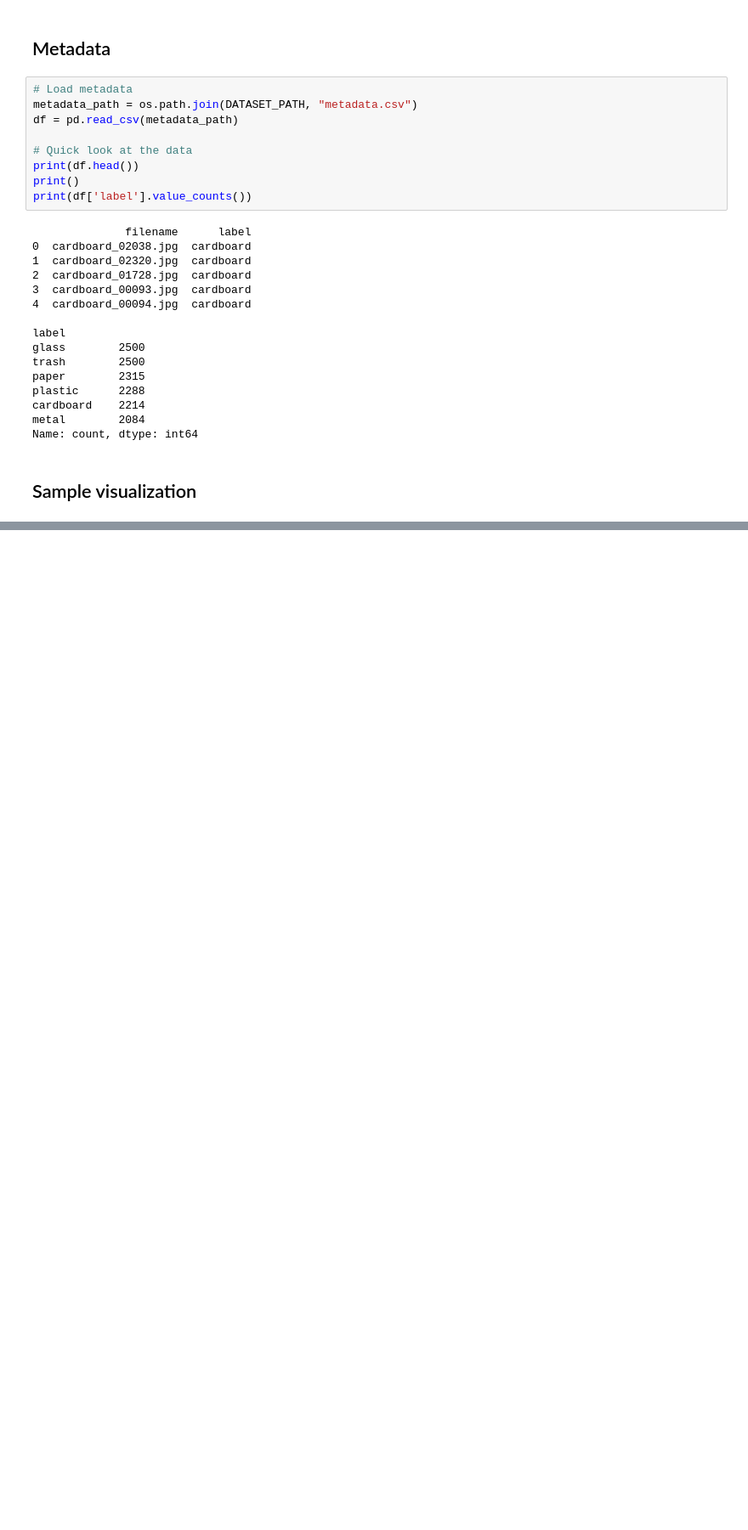
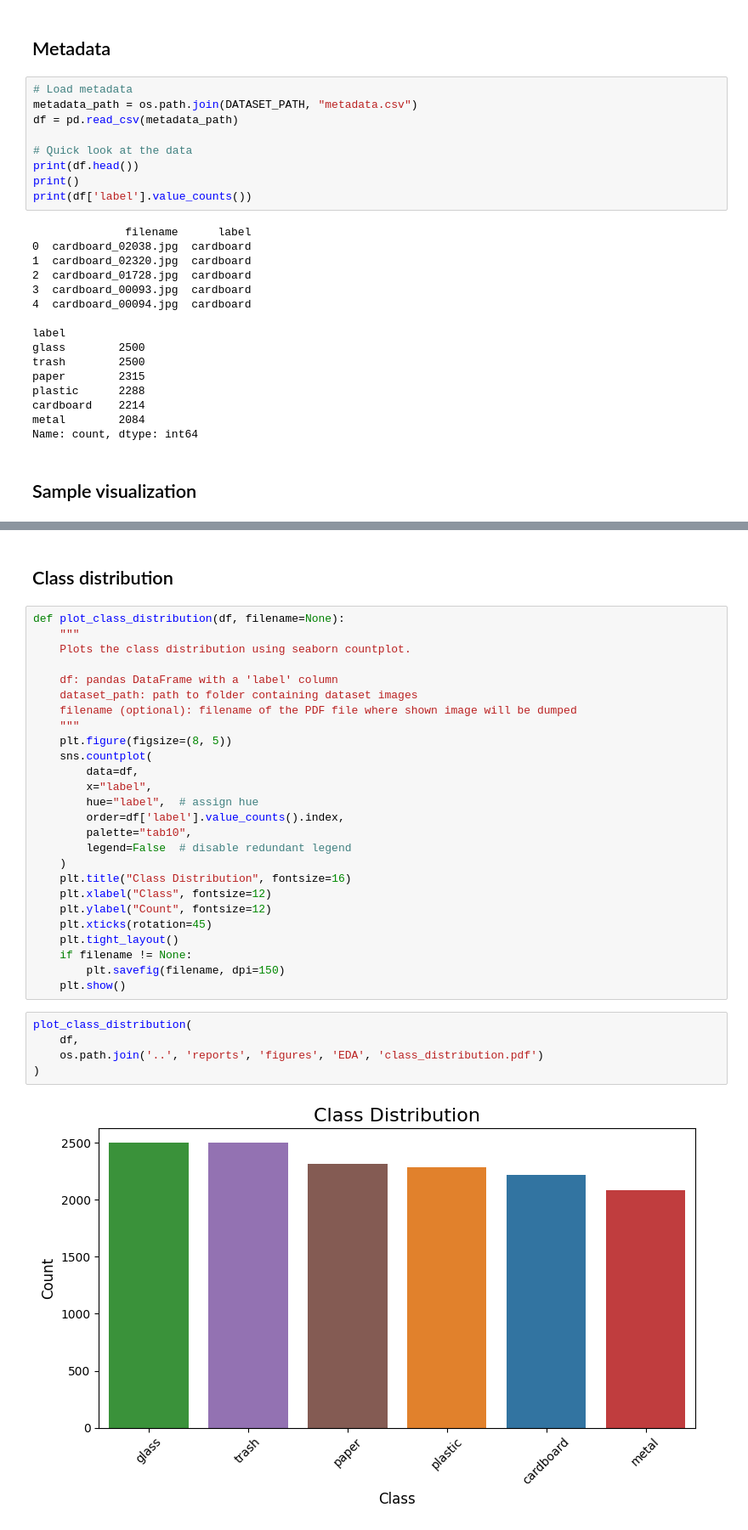
Before and after one commit to NeoLafuente/garbage_classifier, a Jupyter notebook: notebooks/dataset_exploration.ipynb, the cells around one changed output, grey strips where cells are left out. Shown at 85% size. Saved outputs shown, nothing was run; the diff lists cells and outputs as text; blank space fills up the shorter version.

```diff
--- a/notebooks/dataset_exploration.ipynb
+++ b/notebooks/dataset_exploration.ipynb
@@ -128,0 +142,35 @@ plot_random_examples_per_class(df, DATASET_PATH)
+# %% [markdown]
+## Class distribution
+# %%
+def plot_class_distribution(df, filename=None):
+    """
+    Plots the class distribution using seaborn countplot.
+
+    df: pandas DataFrame with a 'label' column
+    dataset_path: path to folder containing dataset images
+    filename (optional): filename of the PDF file where shown image will be dumped
+    """
+    plt.figure(figsize=(8, 5))
+    sns.countplot(
+        data=df,
+        x="label",
+        hue="label",  # assign hue
+        order=df['label'].value_counts().index,
+        palette="tab10",
+        legend=False  # disable redundant legend
+    )
+    plt.title("Class Distribution", fontsize=16)
+    plt.xlabel("Class", fontsize=12)
+    plt.ylabel("Count", fontsize=12)
+    plt.xticks(rotation=45)
+    plt.tight_layout()
+    if filename != None:
+        plt.savefig(filename, dpi=150)
+    plt.show()
+# %%
+plot_class_distribution(
+    df,
+    os.path.join('..', 'reports', 'figures', 'EDA', 'class_distribution.pdf')
+)
+# %% [output]
+[figure, added]
```
Also changed, not shown: parts of 13 cells of this notebook, 3 other files.
